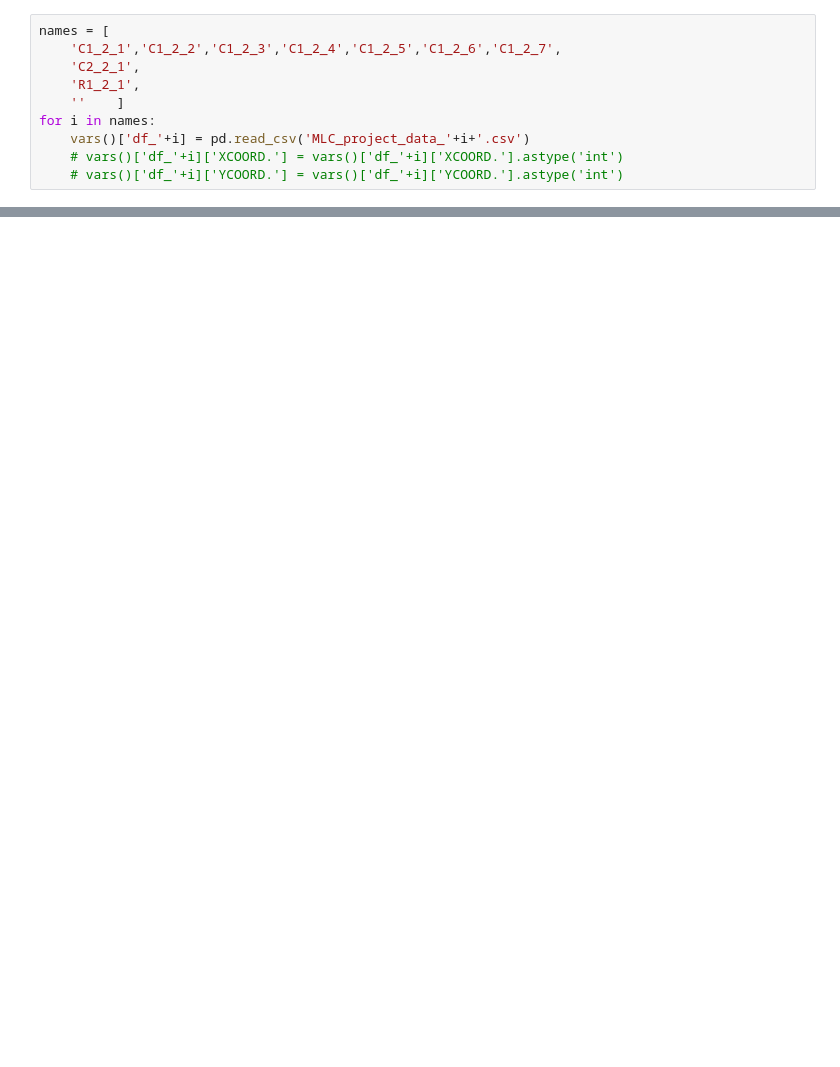
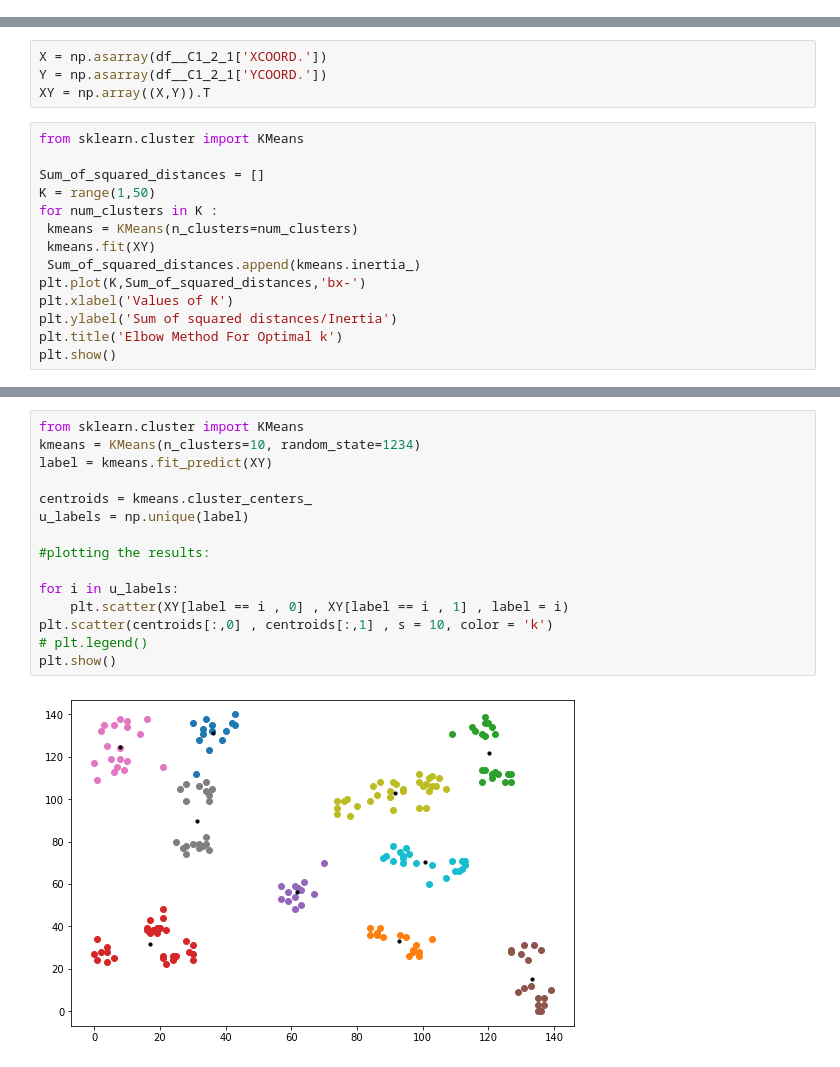
Before and after one commit to medcoughlin/MLC_VRPTW, a Jupyter notebook: MLC Final project-Copy1.ipynb, the cells around one changed output, grey strips where cells are left out. Drawn from its saved outputs; the diff is of its cells as text; blank space fills up the shorter version.

```diff
--- a/MLC Final project-Copy1.ipynb
+++ b/MLC Final project-Copy1.ipynb
@@ -24,10 +9,0 @@ files = os.listdir('C:/Users/medco/nyu_cusp_ads_project_explore/CitiBike-Dock-St
-# %%
-names = [
-    'C1_2_1','C1_2_2','C1_2_3','C1_2_4','C1_2_5','C1_2_6','C1_2_7',
-    'C2_2_1',
-    'R1_2_1',
-    ''    ]
-for i in names:
-    vars()['df_'+i] = pd.read_csv('MLC_project_data_'+i+'.csv')
-    # vars()['df_'+i]['XCOORD.'] = vars()['df_'+i]['XCOORD.'].astype('int')
-    # vars()['df_'+i]['YCOORD.'] = vars()['df_'+i]['YCOORD.'].astype('int')
@@ -33,0 +25,18 @@ for i in names:
+# %%
+X = np.asarray(df__C1_2_1['XCOORD.'])
+Y = np.asarray(df__C1_2_1['YCOORD.'])
+XY = np.array((X,Y)).T
+# %%
+from sklearn.cluster import KMeans
+
+Sum_of_squared_distances = []
+K = range(1,50)
+for num_clusters in K :
+ kmeans = KMeans(n_clusters=num_clusters)
+ kmeans.fit(XY)
+ Sum_of_squared_distances.append(kmeans.inertia_)
+plt.plot(K,Sum_of_squared_distances,'bx-')
+plt.xlabel('Values of K')
+plt.ylabel('Sum of squared distances/Inertia')
+plt.title('Elbow Method For Optimal k')
+plt.show()
@@ -34 +45,18 @@ for i in names:
+# %%
+from sklearn.cluster import KMeans
+kmeans = KMeans(n_clusters=10, random_state=1234)
+label = kmeans.fit_predict(XY)
+
+centroids = kmeans.cluster_centers_
+u_labels = np.unique(label)
+
+#plotting the results:
+
+for i in u_labels:
+    plt.scatter(XY[label == i , 0] , XY[label == i , 1] , label = i)
+plt.scatter(centroids[:,0] , centroids[:,1] , s = 10, color = 'k')
+# plt.legend()
+plt.show()
+# %% [output]
+[figure, added]
 # %%
```
Also changed, not shown: parts of 5 cells of this notebook.
